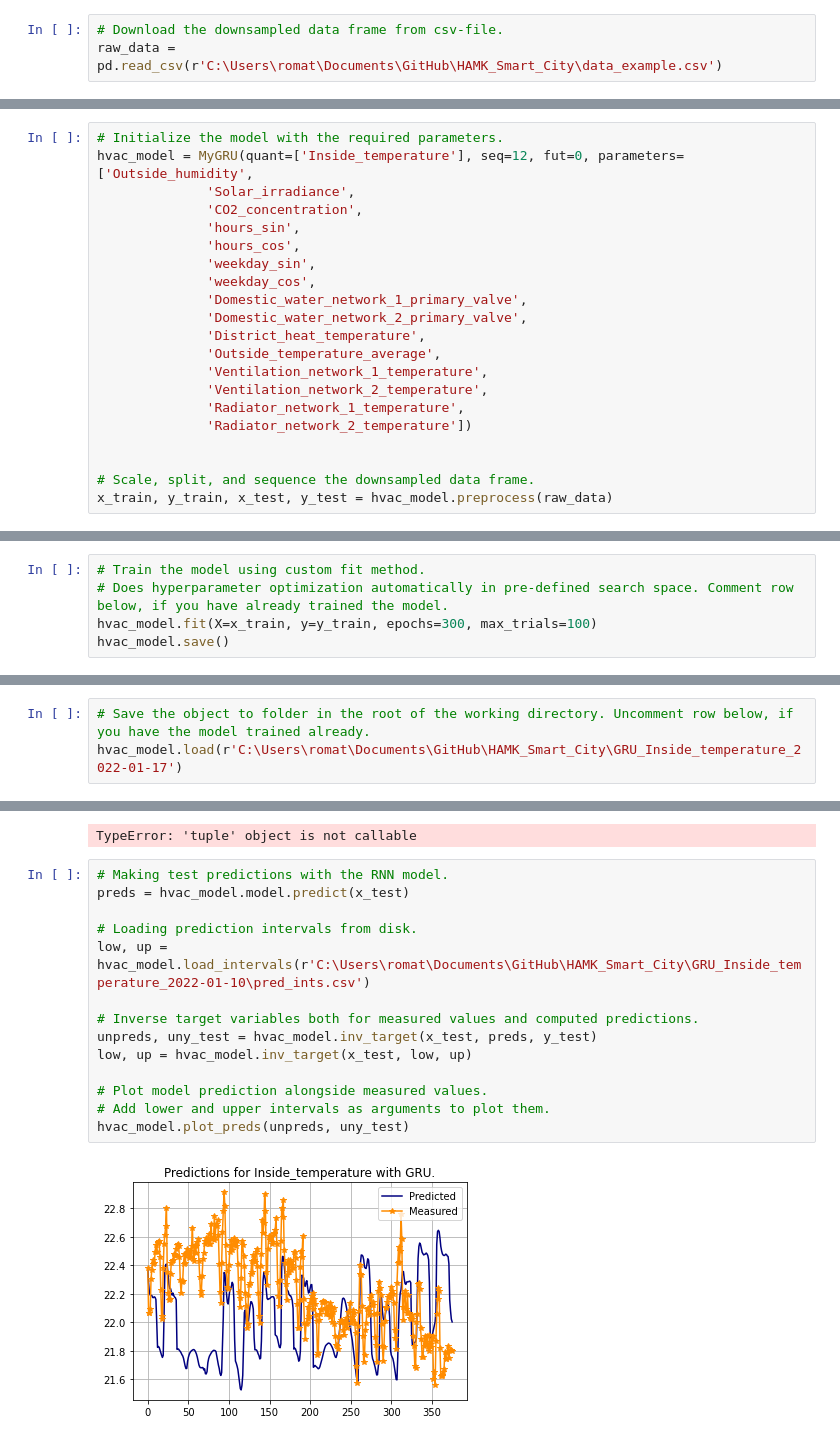
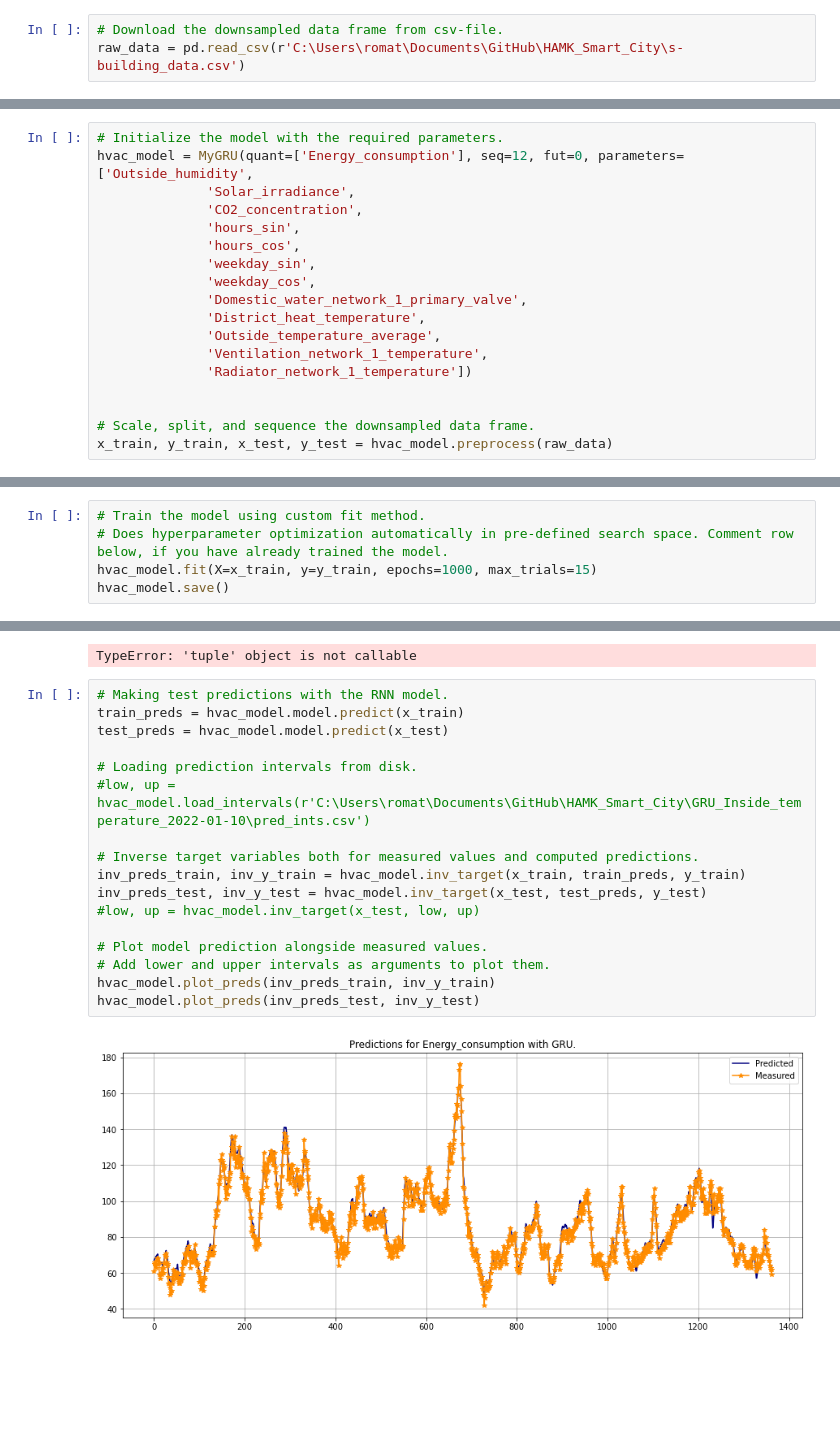
Before and after one commit to hamk-uas/HAMK_Smart_City, a Jupyter notebook: main.ipynb, the cells around one changed output, grey strips where cells are left out. Cells and saved outputs as stored; diff of their text form; blank space fills up the shorter version.

Commit message:
Added S-building datasets and processing

```diff
--- a/main.ipynb
+++ b/main.ipynb
@@ -26,6 +8,6 @@ The autoreload extension is already loaded. To reload it, use:
 # %%
 # Download the downsampled data frame from csv-file.
-raw_data = pd.read_csv(r'C:\Users\romat\Documents\GitHub\HAMK_Smart_City\data_example.csv')
+raw_data = pd.read_csv(r'C:\Users\romat\Documents\GitHub\HAMK_Smart_City\s-building_data.csv')
 # %%
 raw_data
 # %% [output]
@@ -45,6 +45,6 @@ raw_data
 # %%
 # Initialize the model with the required parameters.
-hvac_model = MyGRU(quant=['Inside_temperature'], seq=12, fut=0, parameters=['Outside_humidity',
+hvac_model = MyGRU(quant=['Energy_consumption'], seq=12, fut=0, parameters=['Outside_humidity',
               'Solar_irradiance',
               'CO2_concentration',
               'hours_sin',
@@ -52,13 +52,10 @@ hvac_model = MyGRU(quant=['Inside_temperature'], seq=12, fut=0, parameters=['Out
               'weekday_sin',
               'weekday_cos',
               'Domestic_water_network_1_primary_valve',
-              'Domestic_water_network_2_primary_valve',
               'District_heat_temperature',
               'Outside_temperature_average',
               'Ventilation_network_1_temperature',
-              'Ventilation_network_2_temperature',
-              'Radiator_network_1_temperature',
-              'Radiator_network_2_temperature'])
+              'Radiator_network_1_temperature'])
 
 
 # Scale, split, and sequence the downsampled data frame.
@@ -70,6 +67,6 @@ Shape of testing data: (376, 12, 15)
 # %%
 # Train the model using custom fit method.
 # Does hyperparameter optimization automatically in pre-defined search space. Comment row below, if you have already trained the model.
-hvac_model.fit(X=x_train, y=y_train, epochs=300, max_trials=100)
+hvac_model.fit(X=x_train, y=y_train, epochs=1000, max_trials=15)
 hvac_model.save()
 # %% [output]
@@ -77,3 +89,0 @@ TypeError: __init__() missing 3 required positional arguments: 'reg_ker', 'reg_r
-# %%
-# Save the object to folder in the root of the working directory. Uncomment row below, if you have the model trained already.
-hvac_model.load(r'C:\Users\romat\Documents\GitHub\HAMK_Smart_City\GRU_Inside_temperature_2022-01-17')
@@ -108,17 +119,20 @@ Starting bootstrap 3/39
 TypeError: 'tuple' object is not callable
 # %%
 # Making test predictions with the RNN model.
-preds = hvac_model.model.predict(x_test)
+train_preds = hvac_model.model.predict(x_train)
+test_preds = hvac_model.model.predict(x_test)
 
 # Loading prediction intervals from disk.
-low, up = hvac_model.load_intervals(r'C:\Users\romat\Documents\GitHub\HAMK_Smart_City\GRU_Inside_temperature_2022-01-10\pred_ints.csv')
+#low, up = hvac_model.load_intervals(r'C:\Users\romat\Documents\GitHub\HAMK_Smart_City\GRU_Inside_temperature_2022-01-10\pred_ints.csv')
 
 # Inverse target variables both for measured values and computed predictions.
-unpreds, uny_test = hvac_model.inv_target(x_test, preds, y_test)
-low, up = hvac_model.inv_target(x_test, low, up)
+inv_preds_train, inv_y_train = hvac_model.inv_target(x_train, train_preds, y_train)
+inv_preds_test, inv_y_test = hvac_model.inv_target(x_test, test_preds, y_test)
+#low, up = hvac_model.inv_target(x_test, low, up)
 
 # Plot model prediction alongside measured values.
 # Add lower and upper intervals as arguments to plot them.
-hvac_model.plot_preds(unpreds, uny_test)
+hvac_model.plot_preds(inv_preds_train, inv_y_train)
+hvac_model.plot_preds(inv_preds_test, inv_y_test)
 # %% [output]
-[figure, old version]
+[figure, new version]
```
Also changed, not shown: parts of 10 cells of this notebook, 12 other files.
